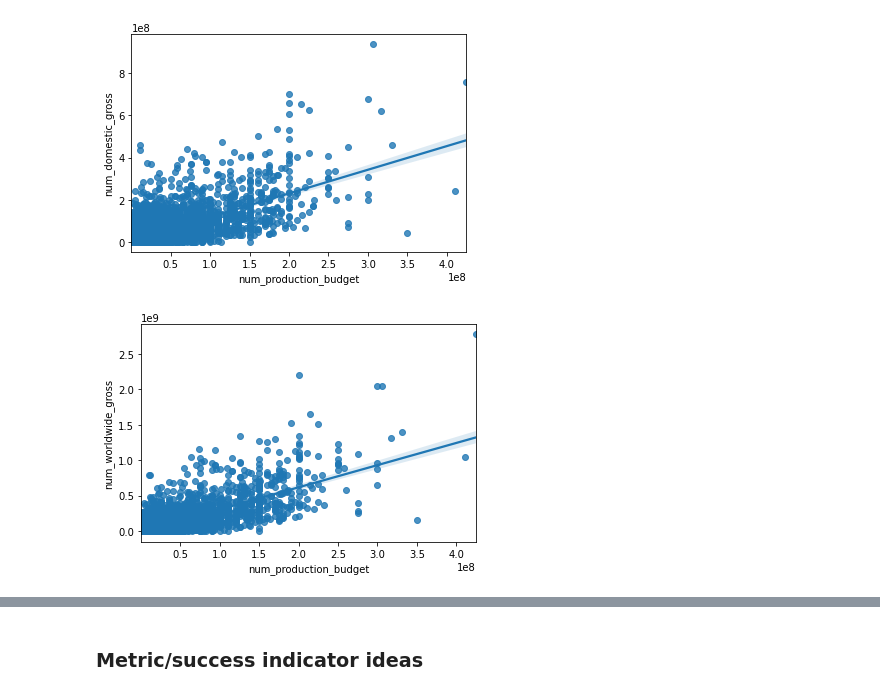
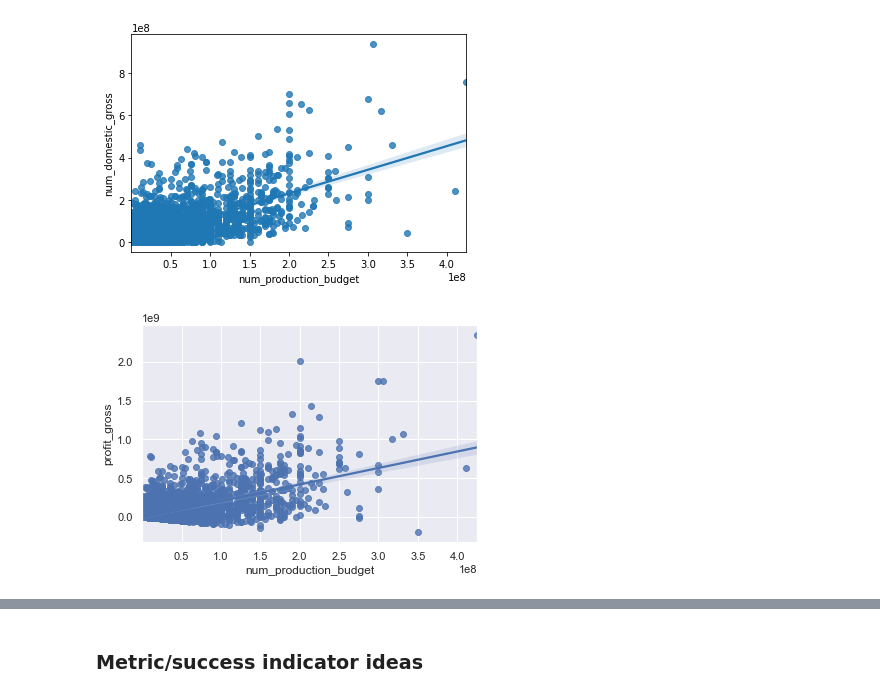
Before and after one commit to doriggs/Semester1Capstone, a Jupyter notebook: student.ipynb, the cells around one changed output, grey strips where cells are left out. Drawn from its saved outputs; the diff is of its cells as text; code cells hidden in the pictures.

Commit message:
adding some person cleaning/analysis

```diff
--- a/student.ipynb
+++ b/student.ipynb
@@ -678,3 +678,6 @@ scatterplot = \
 # ax.set_xticklabels(['0','a','b','c','d','e'])
 # %% [output]
 [figure]
+# %%
+clean_budgets_df['profit_gross'] = clean_budgets_df.num_worldwide_gross - clean_budgets_df.num_production_budget
+clean_budgets_df.head()
@@ -686,10 +696,10 @@ sns.regplot(x="num_production_budget",
 [figure]
 # %%
 sns.regplot(x="num_production_budget",
-            y="num_worldwide_gross",
+            y="profit_gross",
             data=clean_budgets_df);
 # %% [output]
-[figure, old version]
+[figure, new version]
 # %%
 clean_budgets_df.corr()
 # %% [output]
```
Also changed, not shown: parts of 19 cells of this notebook.
